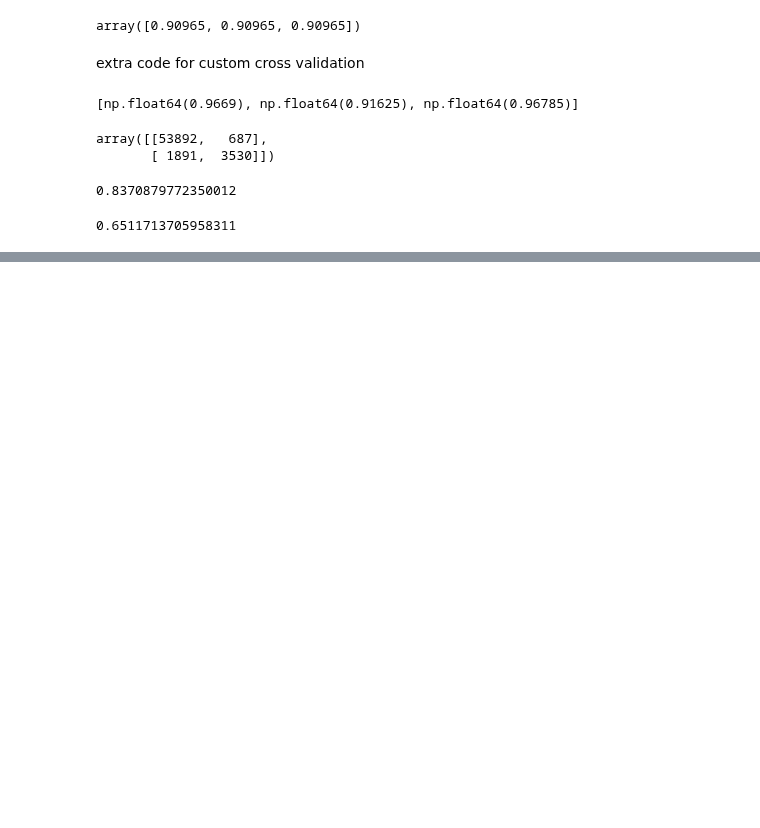
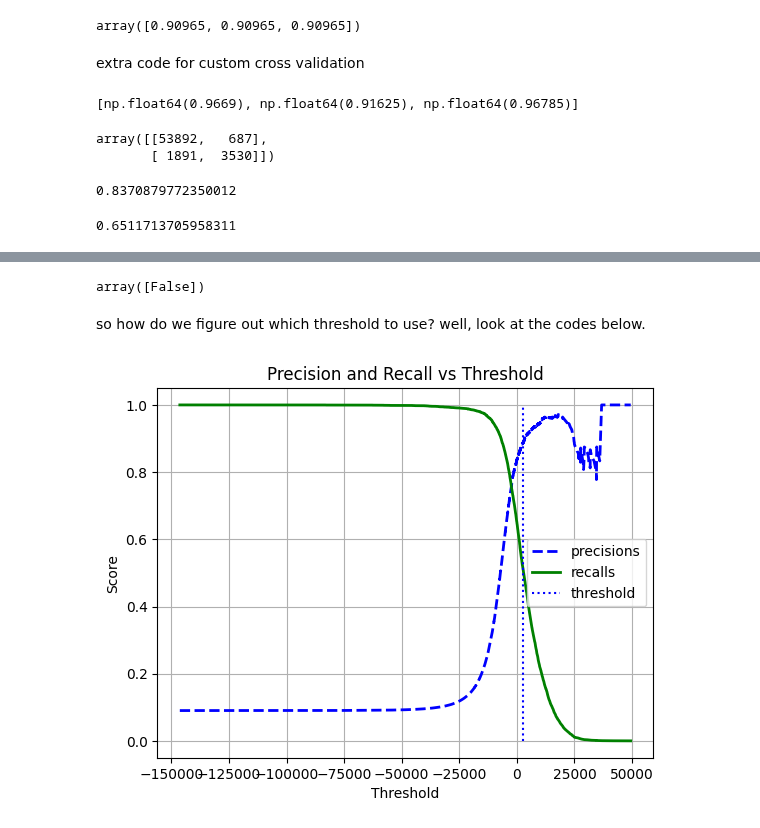
Before and after one commit to hassin070/hands_on_ML_, a Jupyter notebook: chapter_3.ipynb, the cells around one changed output, grey strips where cells are left out. Drawn from its saved outputs; the diff is of its cells as text; code cells hidden in the pictures; blank space fills up the shorter version.

```diff
--- a/chapter_3.ipynb
+++ b/chapter_3.ipynb
@@ -108,0 +120,29 @@ recall_score(y_train_5, y_train_pred)
+# %%
+threshold = 2500
+y_some_digit_pred = (y_scores > threshold)
+y_some_digit_pred
+# %% [output]
+array([False])
+# %% [markdown]
+so how do we figure out which threshold to use? well, look at the codes below.
+# %%
+y_scores = cross_val_predict( sgd_clf, X_train, y_train_5, cv=3 , method="decision_function" )
+# %%
+from sklearn.metrics import precision_recall_curve
+precisions, recalls, thresholds = precision_recall_curve(y_train_5, y_scores)
+# %%
+from matplotlib import pyplot as plt
+def plot_precision_recall_vs_threshold(precisions, recalls, thresholds):
+    plt.plot(thresholds, precisions[:-1], "b--", label='precisions', linewidth=2)
+    plt.plot(thresholds, recalls[:-1], 'g-', label= 'recalls', linewidth=2)
+    plt.vlines(threshold, 0, 1, "b", 'dotted', label='threshold')
+    plt.xlabel('Threshold')
+    plt.legend(loc='center right')
+    plt.ylabel('Score')
+    plt.title('Precision and Recall vs Threshold')
+    plt.grid()
+    plt.show()
+# %%
+plot_precision_recall_vs_threshold(precisions, recalls, thresholds)
+# %% [output]
+[figure, added]
```
Also changed, not shown: parts of 7 cells of this notebook.
